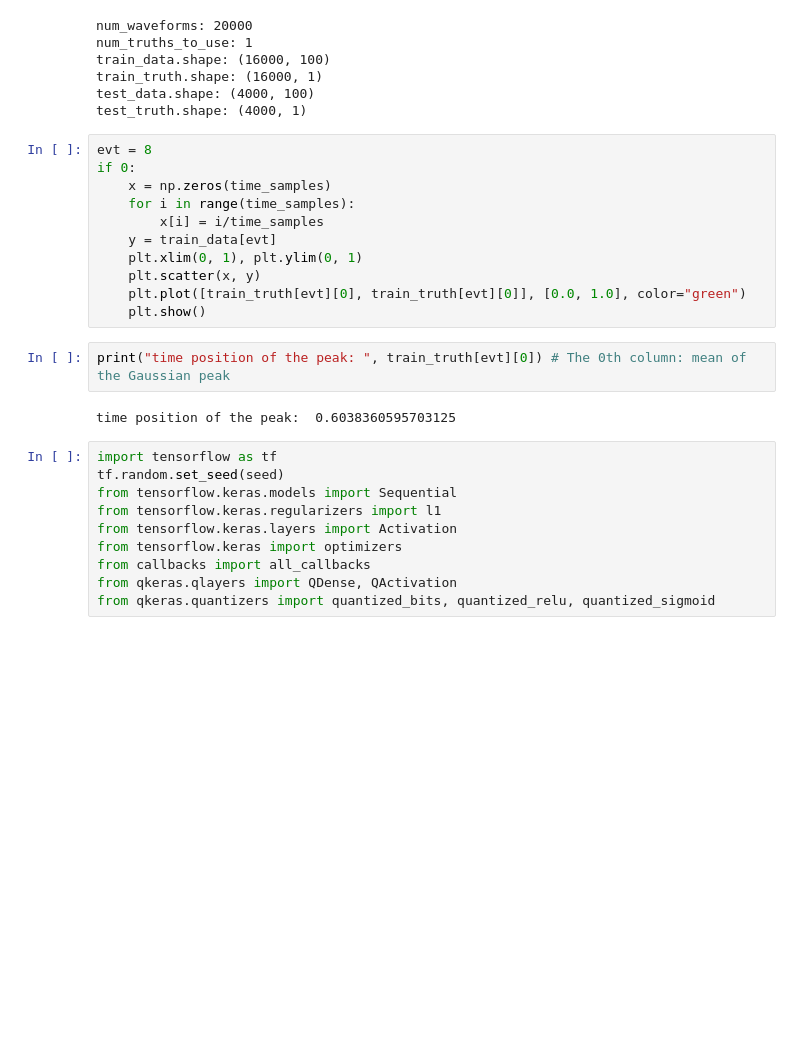
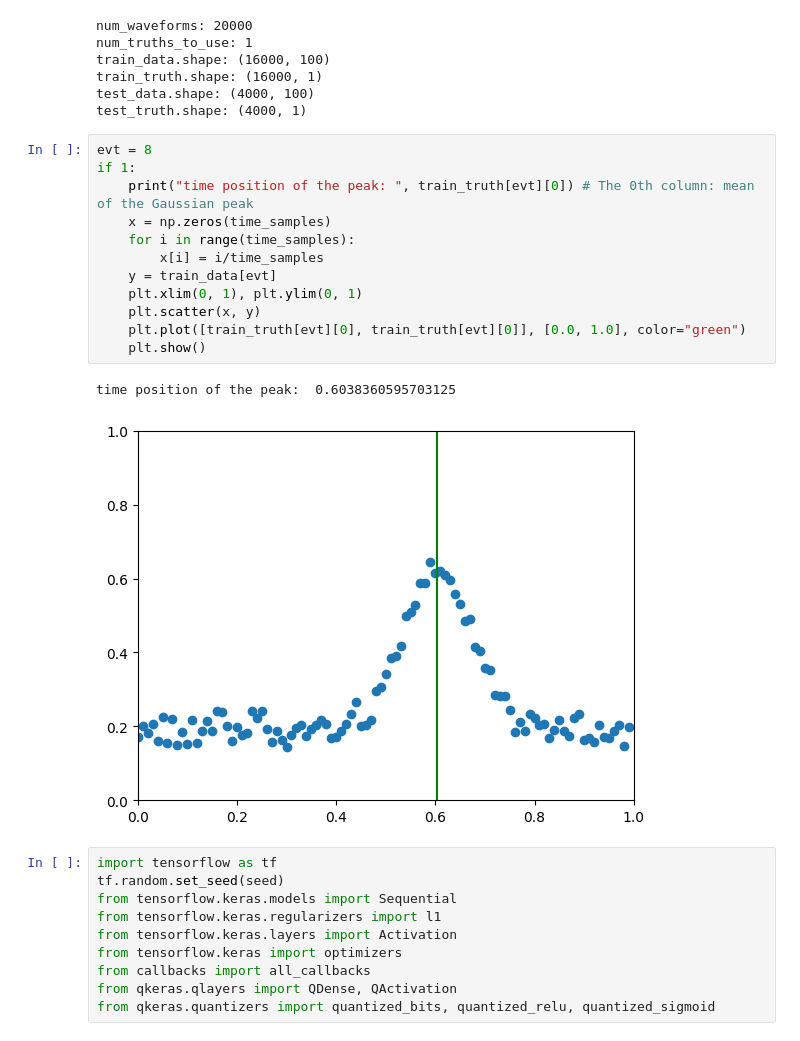
Before and after one commit to mzandrew/phys476, a Jupyter notebook: final_project/waveform_dataset/mza-try6.t_peak.ipynb, the cells around one changed output. Saved outputs shown, nothing was run; the diff lists cells and outputs as text; blank space fills up the shorter version.

```diff
--- a/final_project/waveform_dataset/mza-try6.t_peak.ipynb
+++ b/final_project/waveform_dataset/mza-try6.t_peak.ipynb
@@ -64,19 +64,19 @@ test_data.shape: (4000, 100)
 test_truth.shape: (4000, 1)
 # %%
 evt = 8
-if 0:
+if 1:
+    print("time position of the peak: ", train_truth[evt][0]) # The 0th column: mean of the Gaussian peak
     x = np.zeros(time_samples)
     for i in range(time_samples):
         x[i] = i/time_samples
     y = train_data[evt]
     plt.xlim(0, 1), plt.ylim(0, 1)
     plt.scatter(x, y)
     plt.plot([train_truth[evt][0], train_truth[evt][0]], [0.0, 1.0], color="green")
     plt.show()
+# %% [output]
+time position of the peak:  0.6038360595703125
+[figure, added]
-# %%
-print("time position of the peak: ", train_truth[evt][0]) # The 0th column: mean of the Gaussian peak
-# %% [output]
-time position of the peak:  0.6038360595703125
 # %%
 import tensorflow as tf
 tf.random.set_seed(seed)
```
Also changed, not shown: parts of 2 cells of this notebook, 11 other files.
